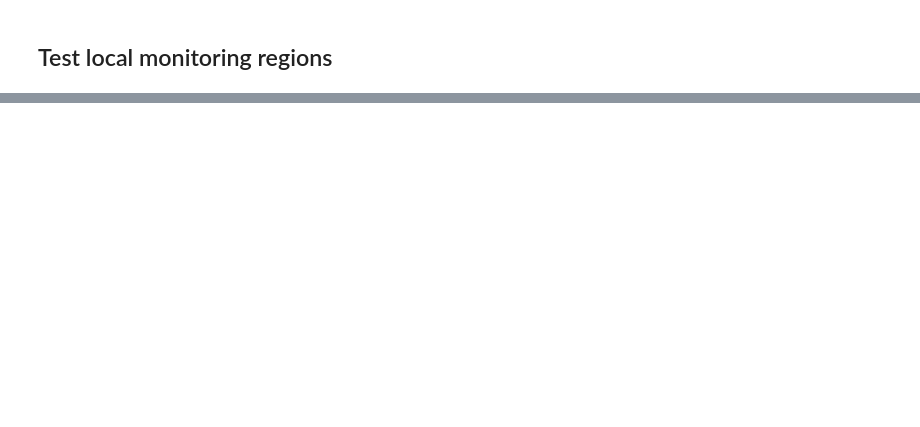
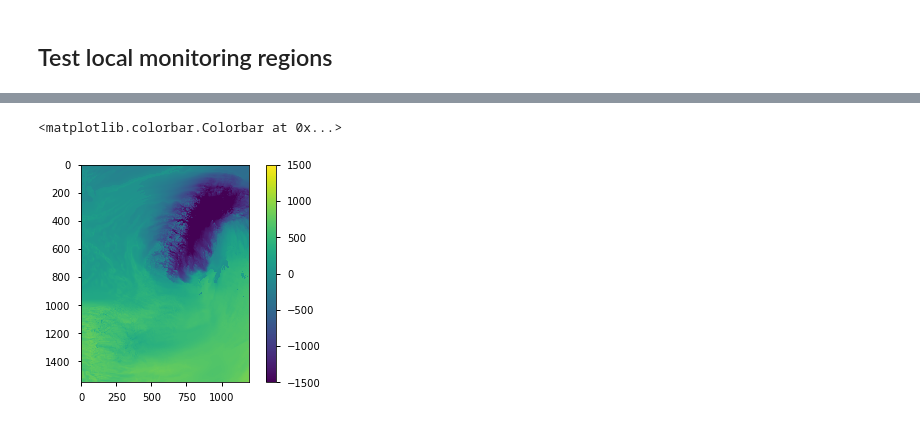
Before and after one commit to kmunve/APS, a Jupyter notebook: aps/notebooks/meps_det_pp_1km.ipynb, the cells around one changed output, grey strips where cells are left out. Cells and saved outputs as stored; diff of their text form; code cells hidden in the pictures; blank space fills up the shorter version.

```diff
--- a/aps/notebooks/meps_det_pp_1km.ipynb
+++ b/aps/notebooks/meps_det_pp_1km.ipynb
@@ -205,0 +233,6 @@ print(np.median(isot),np.mean(isot),np.min(isot),np.max(isot), np.nanpercentile(
+# %%
+plt.imshow(np.flipud(wetb), vmin=-1500, vmax=1500)
+plt.colorbar()
+# %% [output]
+<matplotlib.colorbar.Colorbar at 0x...>
+[figure, added]
```
Also changed, not shown: parts of 26 cells of this notebook, 9 other files.
